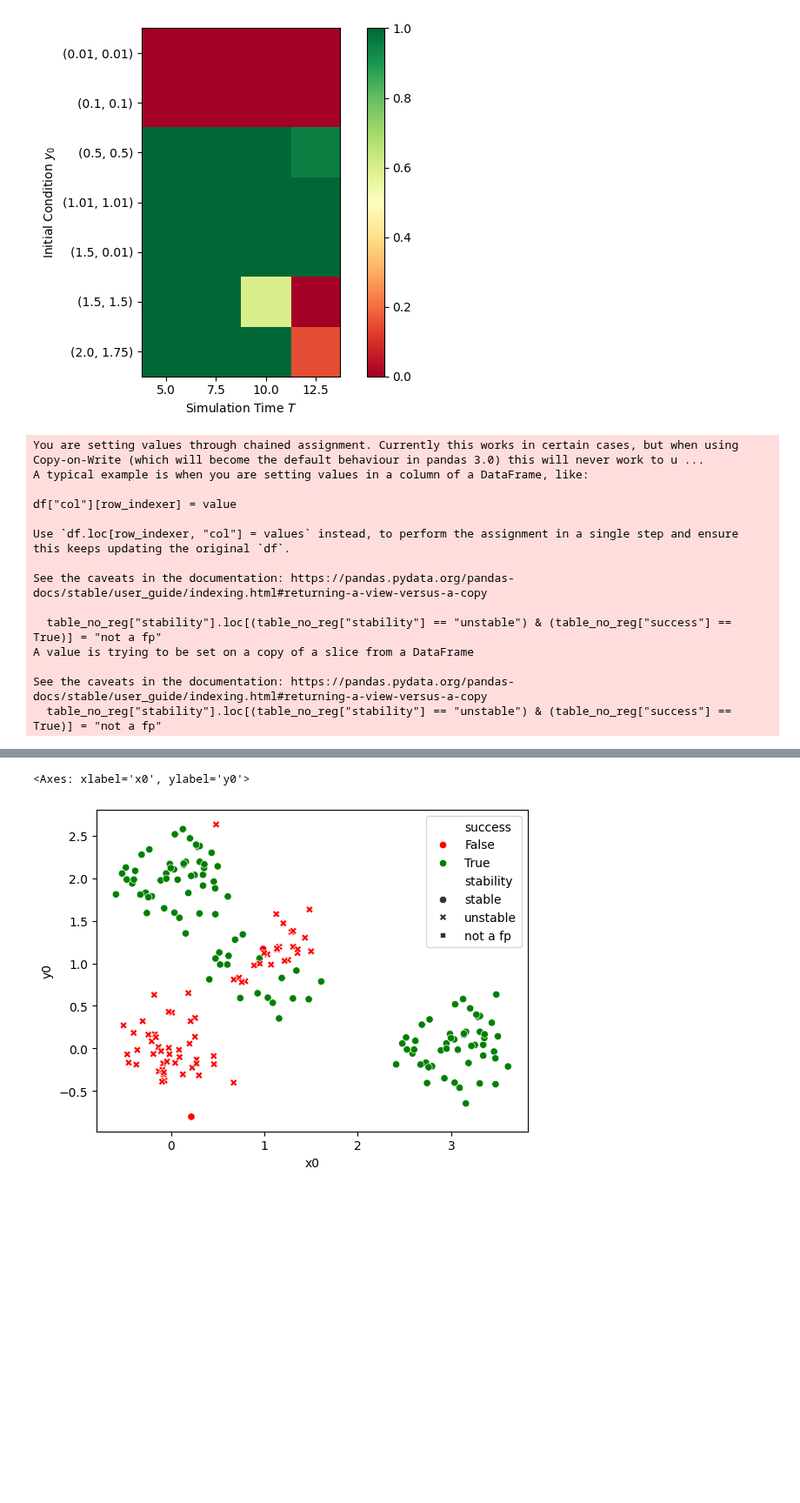
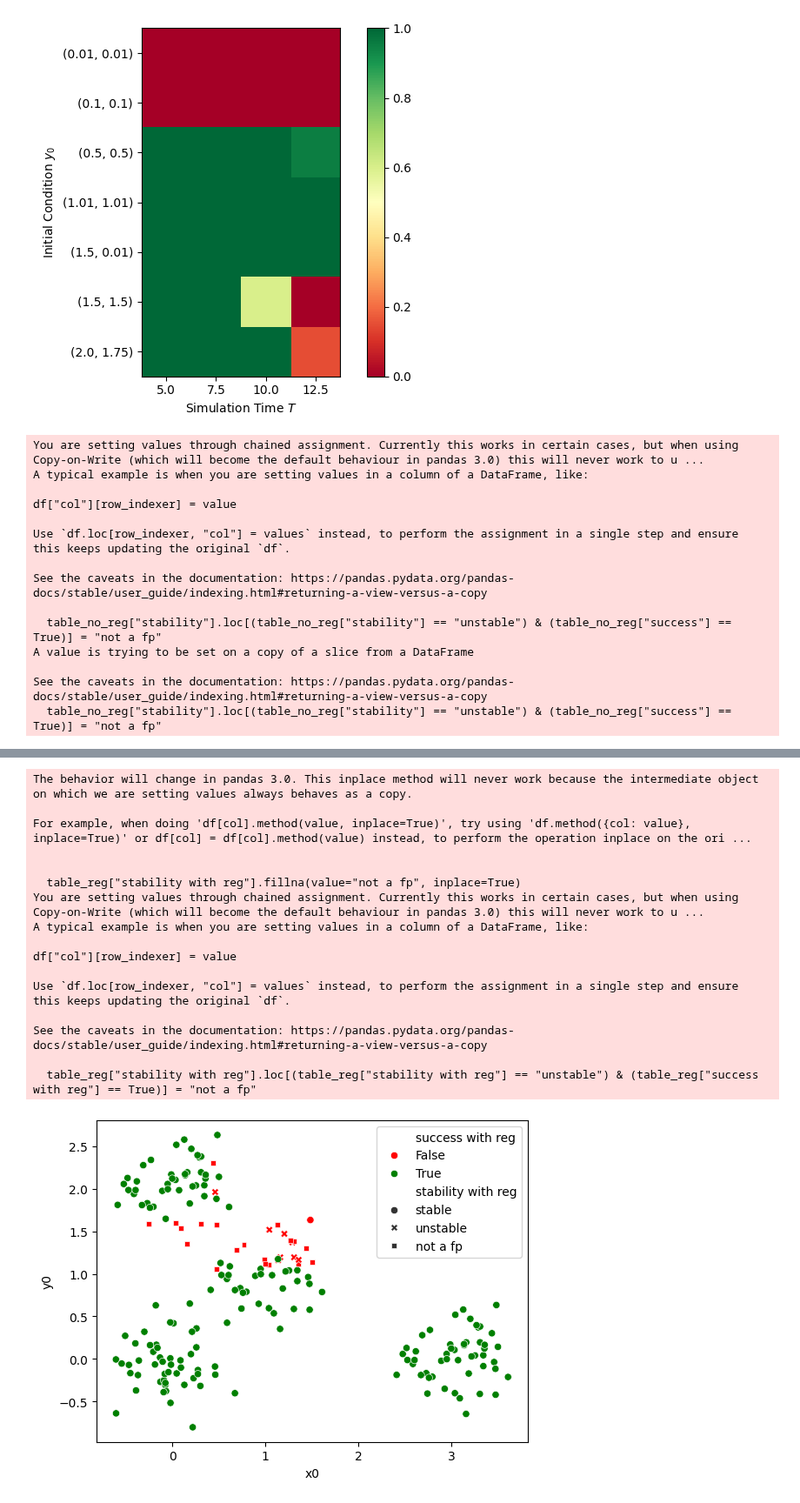
Before and after one commit to losmib/PINNs_fixed_points, a Jupyter notebook: 2d_toy_example/results_visualizations.ipynb, the cells around one changed output, grey strips where cells are left out. Shown at 87% size. Saved outputs shown, nothing was run; the diff lists cells and outputs as text; code cells hidden in the pictures; blank space fills up the shorter version.

```diff
--- a/2d_toy_example/results_visualizations.ipynb
+++ b/2d_toy_example/results_visualizations.ipynb
@@ -47,7 +47,22 @@ table_no_reg["xT"] = table_no_reg["converged to"].apply(lambda row: eval(row)[0]
 table_no_reg["yT"] = table_no_reg["converged to"].apply(lambda row: eval(row)[1])
 
 colors = {True: "green", False: "red"}
+
+plt.figure()
 sns.scatterplot(data=table_no_reg, x="x0", y="y0", hue="success", style="stability", palette=colors, style_order=["stable", "unstable", "not a fp"])
+plt.show()
+
+table_reg = pd.read_csv("convergence_points_reg.csv")
+table_reg["stability with reg"].fillna(value="not a fp", inplace=True)
+table_reg["stability with reg"].loc[(table_reg["stability with reg"] == "unstable") & (table_reg["success with reg"] == True)] = "not a fp"
+table_reg["x0"] = table_reg["(x0, y0)"].apply(lambda row: eval(row)[0])
+table_reg["y0"] = table_reg["(x0, y0)"].apply(lambda row: eval(row)[1])
+table_reg["xT"] = table_reg["converged to with reg"].apply(lambda row: eval(row)[0])
+table_reg["yT"] = table_reg["converged to with reg"].apply(lambda row: eval(row)[1])
+
+plt.figure()
+sns.scatterplot(data=table_reg, x="x0", y="y0", hue="success with reg", style="stability with reg", palette=colors, style_order=["stable", "unstable", "not a fp"])
+plt.show()
 # %% [output]
 You are setting values through chained assignment. Currently this works in certain cases, but when using Copy-on-Write (which will become the default behaviour in pandas 3.0) this will never work to u ...
 A typical example is when you are setting values in a column of a DataFrame, like:
@@ -66,5 +82,20 @@ See the caveats in the documentation: https://pandas.pydata.org/pandas-docs/stab
-<Axes: xlabel='x0', ylabel='y0'>
+The behavior will change in pandas 3.0. This inplace method will never work because the intermediate object on which we are setting values always behaves as a copy.
+
+For example, when doing 'df[col].method(value, inplace=True)', try using 'df.method({col: value}, inplace=True)' or df[col] = df[col].method(value) instead, to perform the operation inplace on the ori ...
+
+
+  table_reg["stability with reg"].fillna(value="not a fp", inplace=True)
+You are setting values through chained assignment. Currently this works in certain cases, but when using Copy-on-Write (which will become the default behaviour in pandas 3.0) this will never work to u ...
+A typical example is when you are setting values in a column of a DataFrame, like:
+
+df["col"][row_indexer] = value
+
+Use `df.loc[row_indexer, "col"] = values` instead, to perform the assignment in a single step and ensure this keeps updating the original `df`.
+
+See the caveats in the documentation: https://pandas.pydata.org/pandas-docs/stable/user_guide/indexing.html#returning-a-view-versus-a-copy
+
+  table_reg["stability with reg"].loc[(table_reg["stability with reg"] == "unstable") & (table_reg["success with reg"] == True)] = "not a fp"
-[figure]
+[figure, added]
 # %%
 regularization_names = {
     "reg_derivative": " regularizing distance to fixed point",
```
Also changed, not shown: parts of 1 cell of this notebook, 13 other files.
